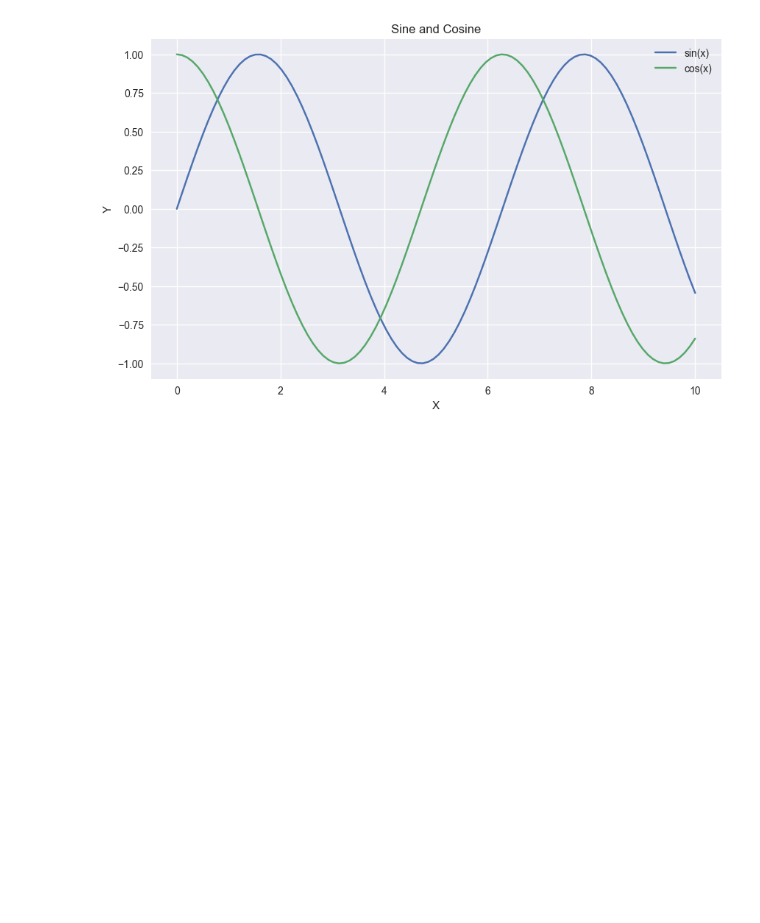
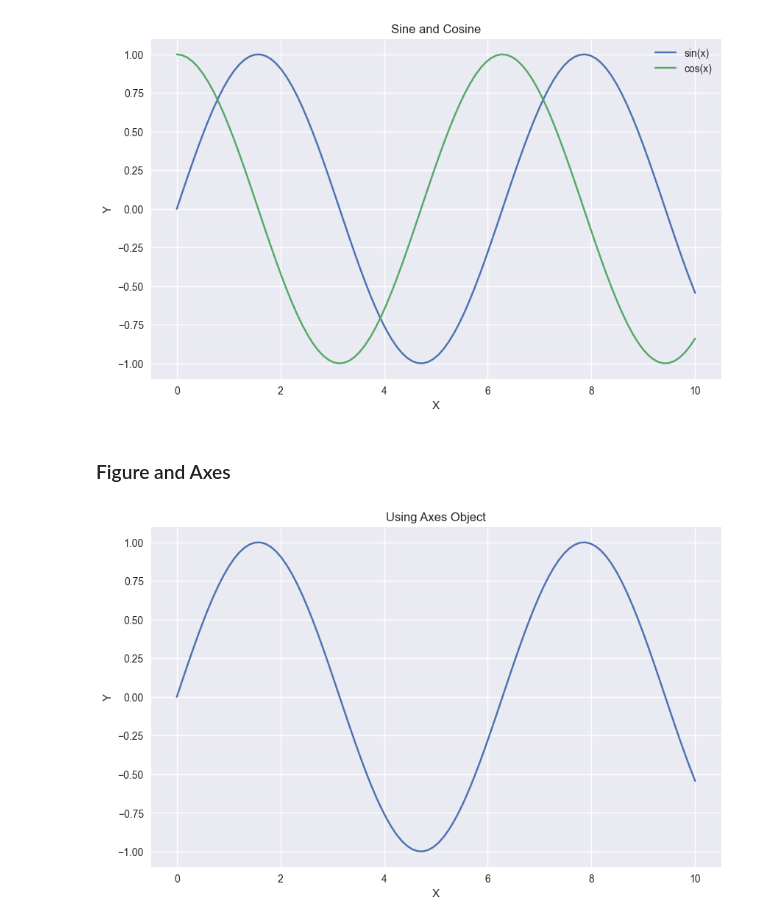
Before and after one commit to AzadMehedi/Road_to_ML, a Jupyter notebook: 01 Python for Data Science/visualization.ipynb, the cells around one changed output. Cells and saved outputs as stored; diff of their text form; code cells hidden in the pictures; blank space fills up the shorter version.

```diff
--- a/01 Python for Data Science/visualization.ipynb
+++ b/01 Python for Data Science/visualization.ipynb
@@ -88,3 +90,19 @@ plt.grid(True)
 plt.show()
 # %% [output]
 [figure]
+# %% [markdown]
+### Figure and Axes
+# %%
+# Explicit figure and axes
+
+x = np.linspace(0, 10, 100)
+y = np.sin(x)
+fig, ax = plt.subplots(figsize=(10, 6))
+ax.plot(x, y)
+ax.set_xlabel('X')
+ax.set_ylabel('Y')
+ax.set_title('Using Axes Object')
+ax.grid(True)
+plt.show()
+# %% [output]
+[figure, added]
```
Also changed, not shown: parts of 6 cells of this notebook.
